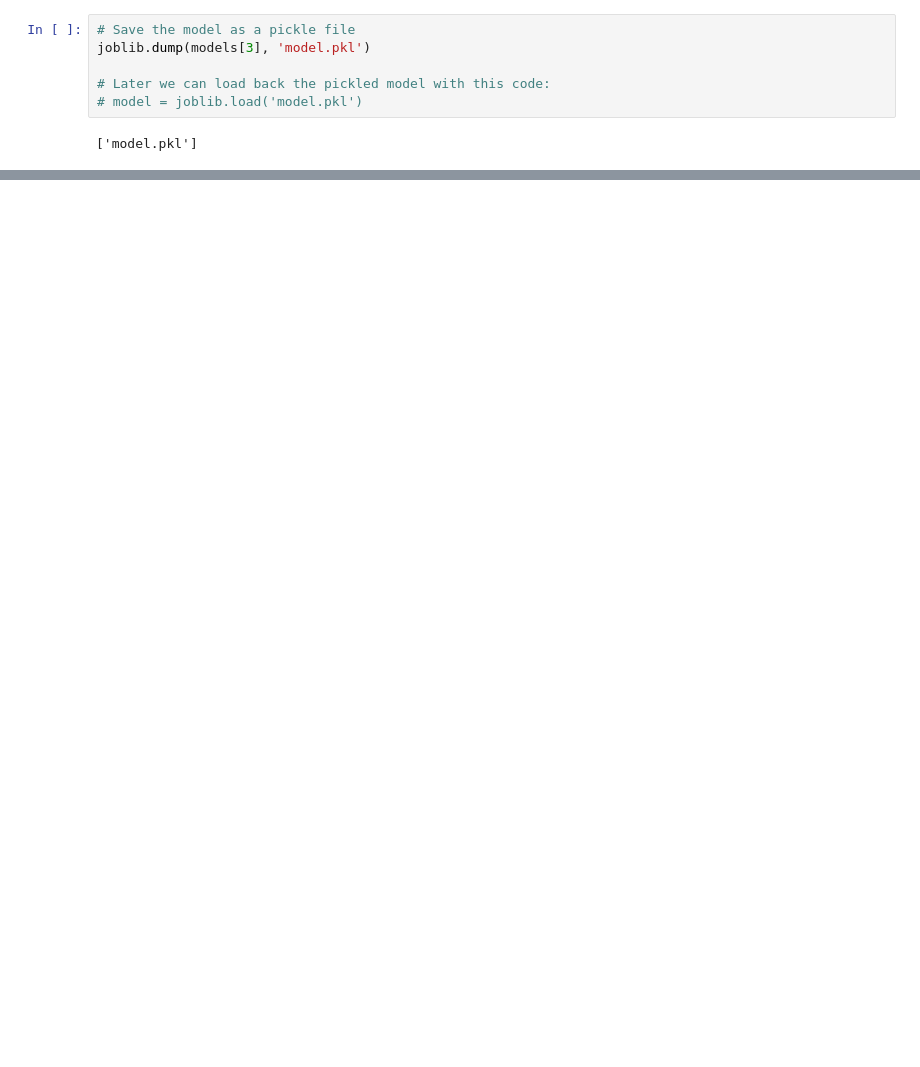
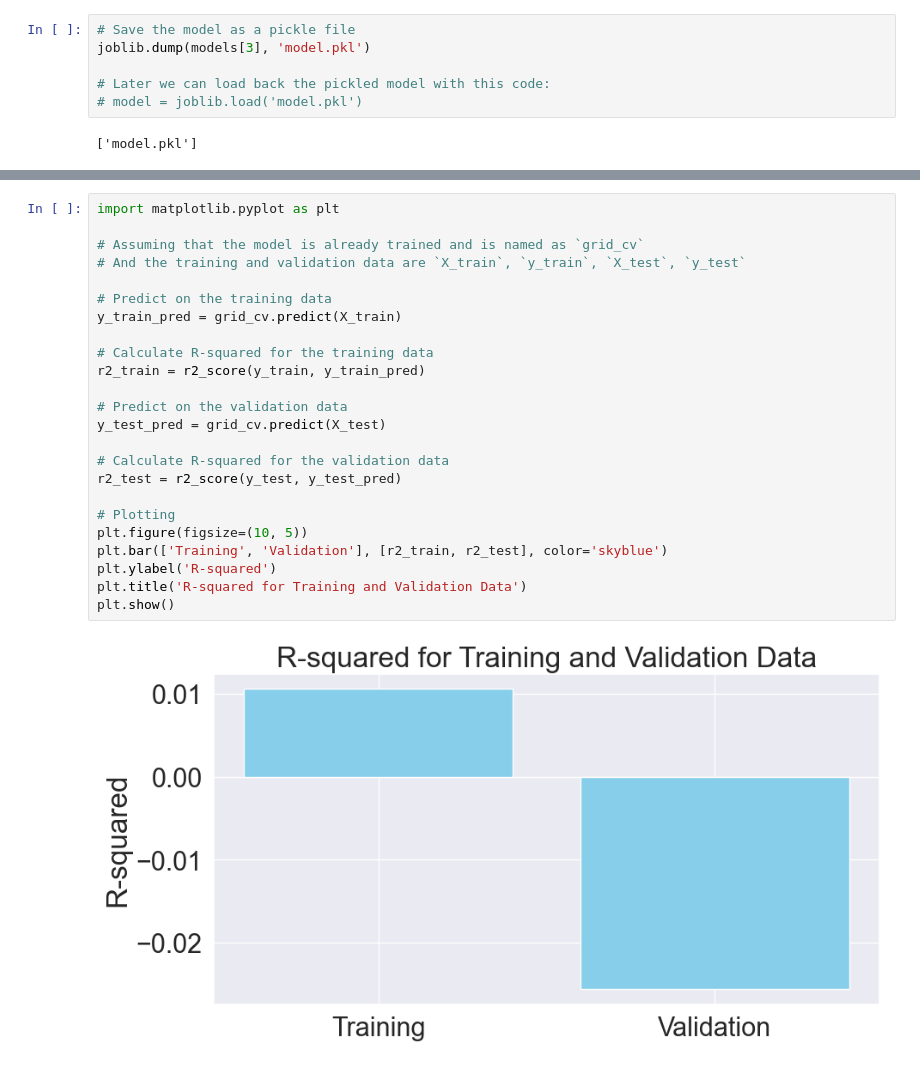
Before and after one commit to dilshankarunarathne/personalized-fitness-recommender-system, a Jupyter notebook: ml/exercise/dataset_analyzer.ipynb, the cells around one changed output, grey strips where cells are left out. Cells and saved outputs as stored; diff of their text form; blank space fills up the shorter version.

```diff
--- a/ml/exercise/dataset_analyzer.ipynb
+++ b/ml/exercise/dataset_analyzer.ipynb
@@ -583,0 +657,26 @@ joblib.dump(le, 'label_encoder.pkl')
+# %%
+import matplotlib.pyplot as plt
+
+# Assuming that the model is already trained and is named as `grid_cv`
+# And the training and validation data are `X_train`, `y_train`, `X_test`, `y_test`
+
+# Predict on the training data
+y_train_pred = grid_cv.predict(X_train)
+
+# Calculate R-squared for the training data
+r2_train = r2_score(y_train, y_train_pred)
+
+# Predict on the validation data
+y_test_pred = grid_cv.predict(X_test)
+
+# Calculate R-squared for the validation data
+r2_test = r2_score(y_test, y_test_pred)
+
+# Plotting
+plt.figure(figsize=(10, 5))
+plt.bar(['Training', 'Validation'], [r2_train, r2_test], color='skyblue')
+plt.ylabel('R-squared')
+plt.title('R-squared for Training and Validation Data')
+plt.show()
+# %% [output]
+[figure, added]
```
Also changed, not shown: parts of 8 cells of this notebook, 38 other files.
